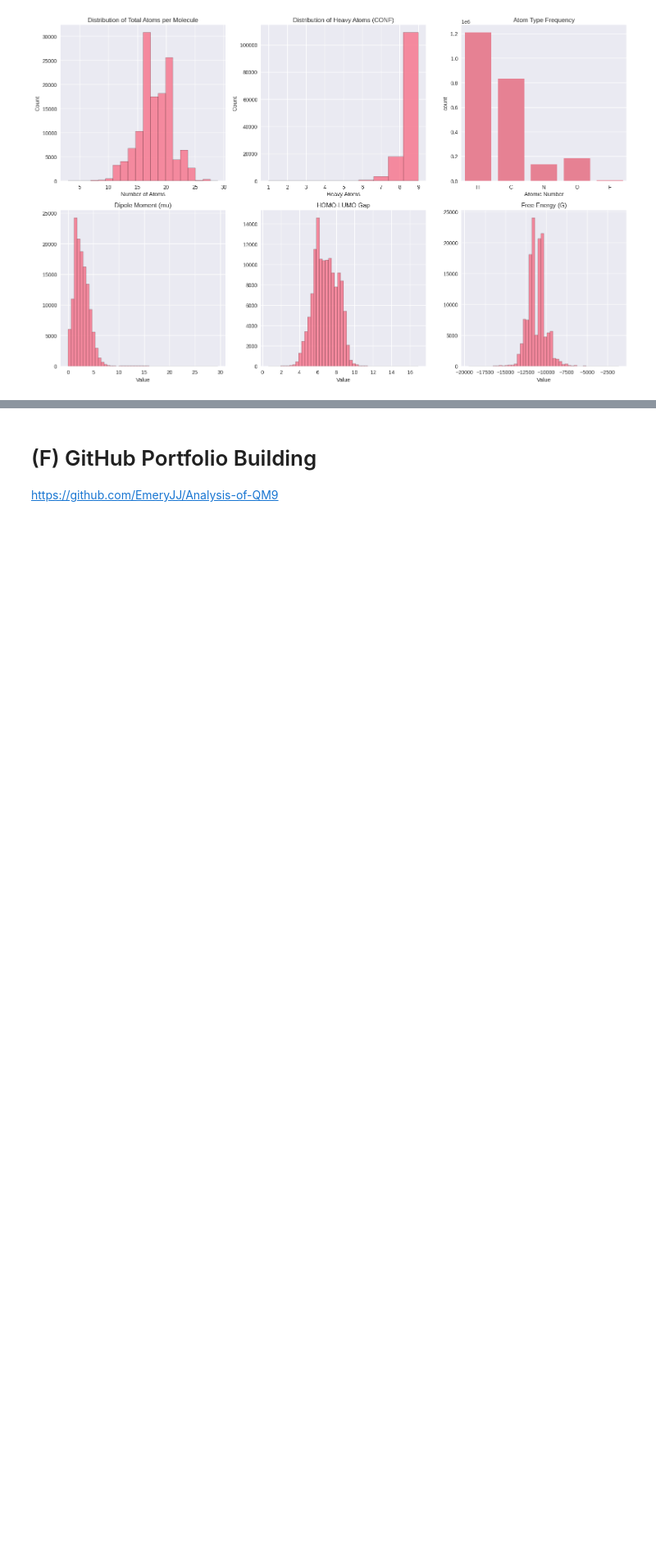
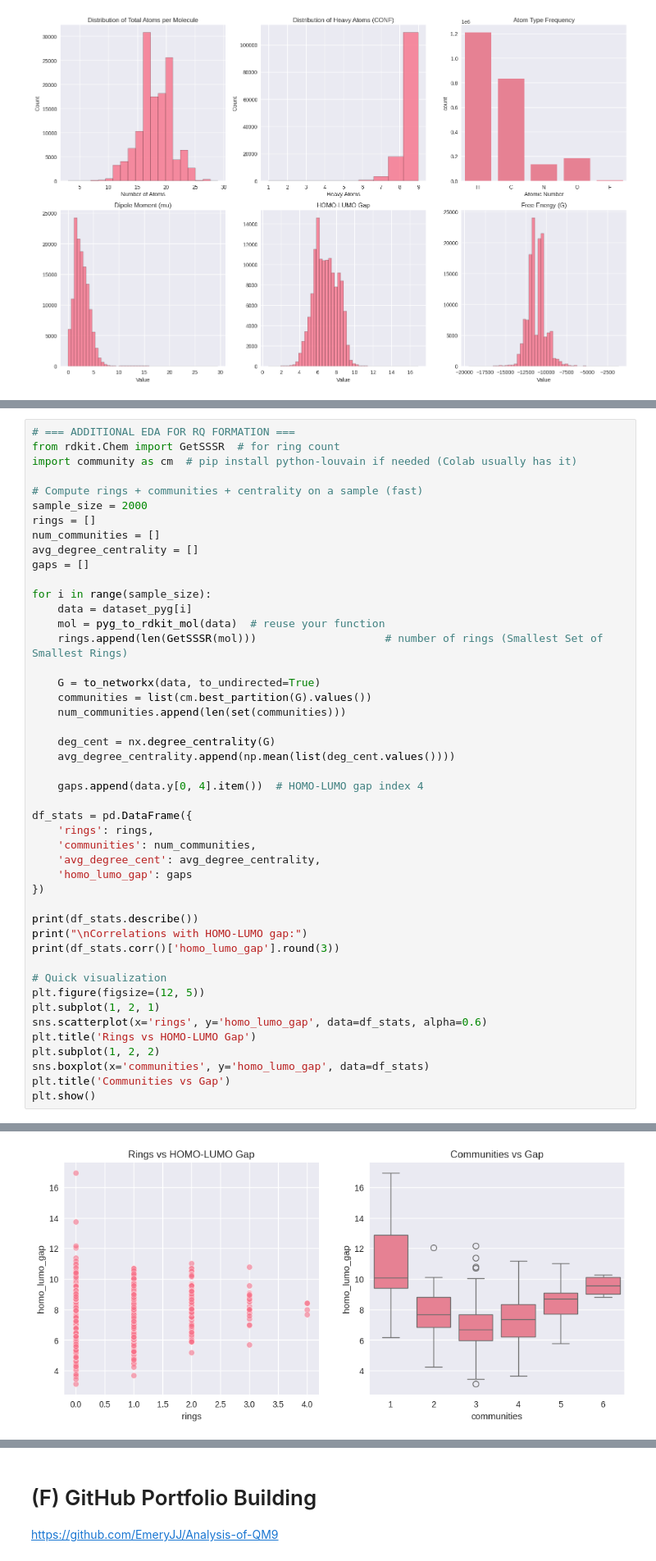
Before and after one commit to EmeryJJ/Analysis-of-QM9, a Jupyter notebook: QM9_Analysis.ipynb, the cells around one changed output, grey strips where cells are left out. Shown at 82% size. Saved outputs shown, nothing was run; the diff lists cells and outputs as text; blank space fills up the shorter version.

```diff
--- a/QM9_Analysis.ipynb
+++ b/QM9_Analysis.ipynb
@@ -283,0 +262,47 @@ Disconnected graphs (sample check): False
+# %%
+# === ADDITIONAL EDA FOR RQ FORMATION ===
+from rdkit.Chem import GetSSSR  # for ring count
+import community as cm  # pip install python-louvain if needed (Colab usually has it)
+
+# Compute rings + communities + centrality on a sample (fast)
+sample_size = 2000
+rings = []
+num_communities = []
+avg_degree_centrality = []
+gaps = []
+
+for i in range(sample_size):
+    data = dataset_pyg[i]
+    mol = pyg_to_rdkit_mol(data)  # reuse your function
+    rings.append(len(GetSSSR(mol)))                    # number of rings (Smallest Set of Smallest Rings)
+
+    G = to_networkx(data, to_undirected=True)
+    communities = list(cm.best_partition(G).values())
+    num_communities.append(len(set(communities)))
+
+    deg_cent = nx.degree_centrality(G)
+    avg_degree_centrality.append(np.mean(list(deg_cent.values())))
+
+    gaps.append(data.y[0, 4].item())  # HOMO-LUMO gap index 4
+
+df_stats = pd.DataFrame({
+    'rings': rings,
+    'communities': num_communities,
+    'avg_degree_cent': avg_degree_centrality,
+    'homo_lumo_gap': gaps
+})
+
+print(df_stats.describe())
+print("\nCorrelations with HOMO-LUMO gap:")
+print(df_stats.corr()['homo_lumo_gap'].round(3))
+
+# Quick visualization
+plt.figure(figsize=(12, 5))
+plt.subplot(1, 2, 1)
+sns.scatterplot(x='rings', y='homo_lumo_gap', data=df_stats, alpha=0.6)
+plt.title('Rings vs HOMO-LUMO Gap')
+plt.subplot(1, 2, 2)
+sns.boxplot(x='communities', y='homo_lumo_gap', data=df_stats)
+plt.title('Communities vs Gap')
+plt.show()
+# %% [output]
@@ -283,0 +325 @@ Disconnected graphs (sample check): False
+[figure, added]
```
Also changed, not shown: parts of 3 cells of this notebook, 1 other file.
